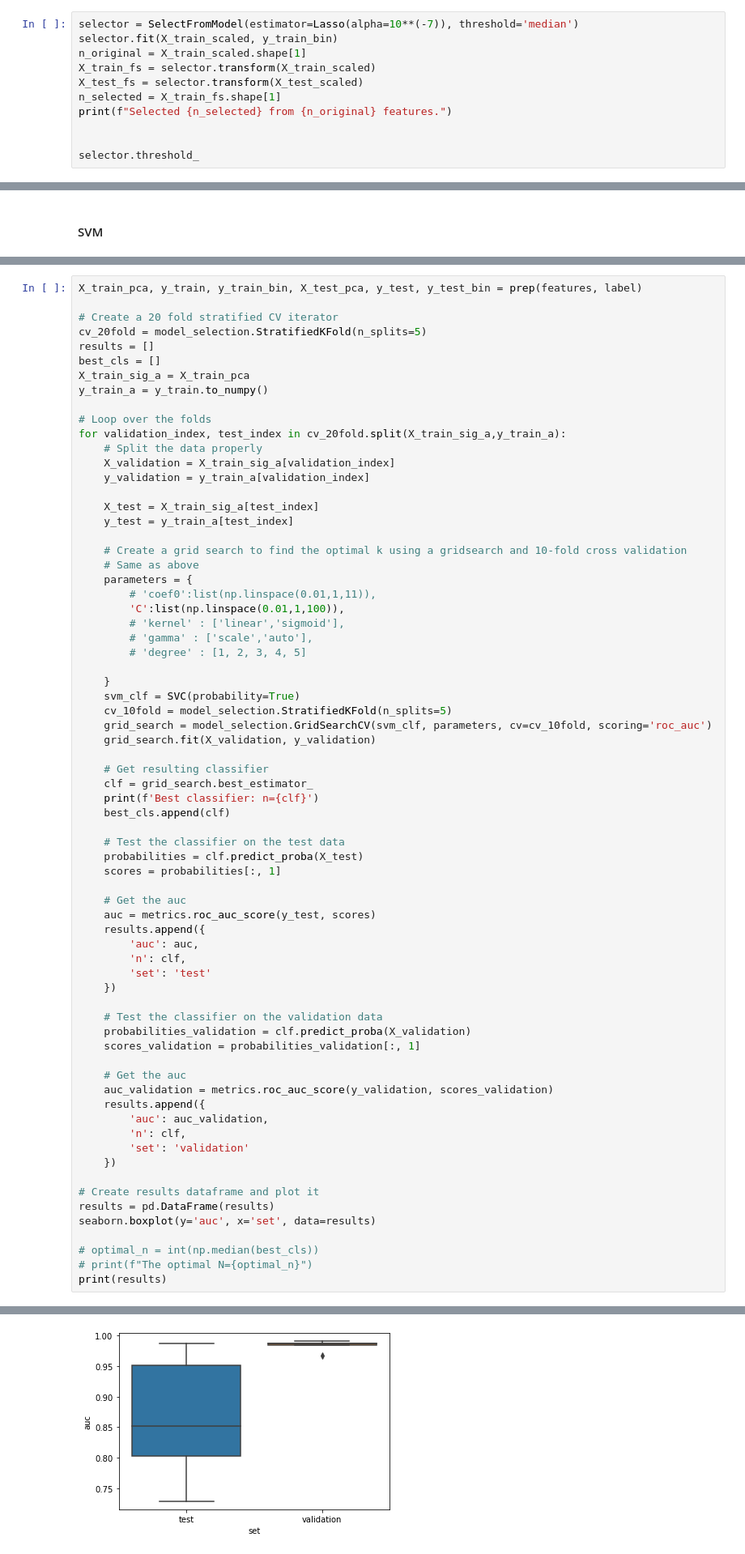
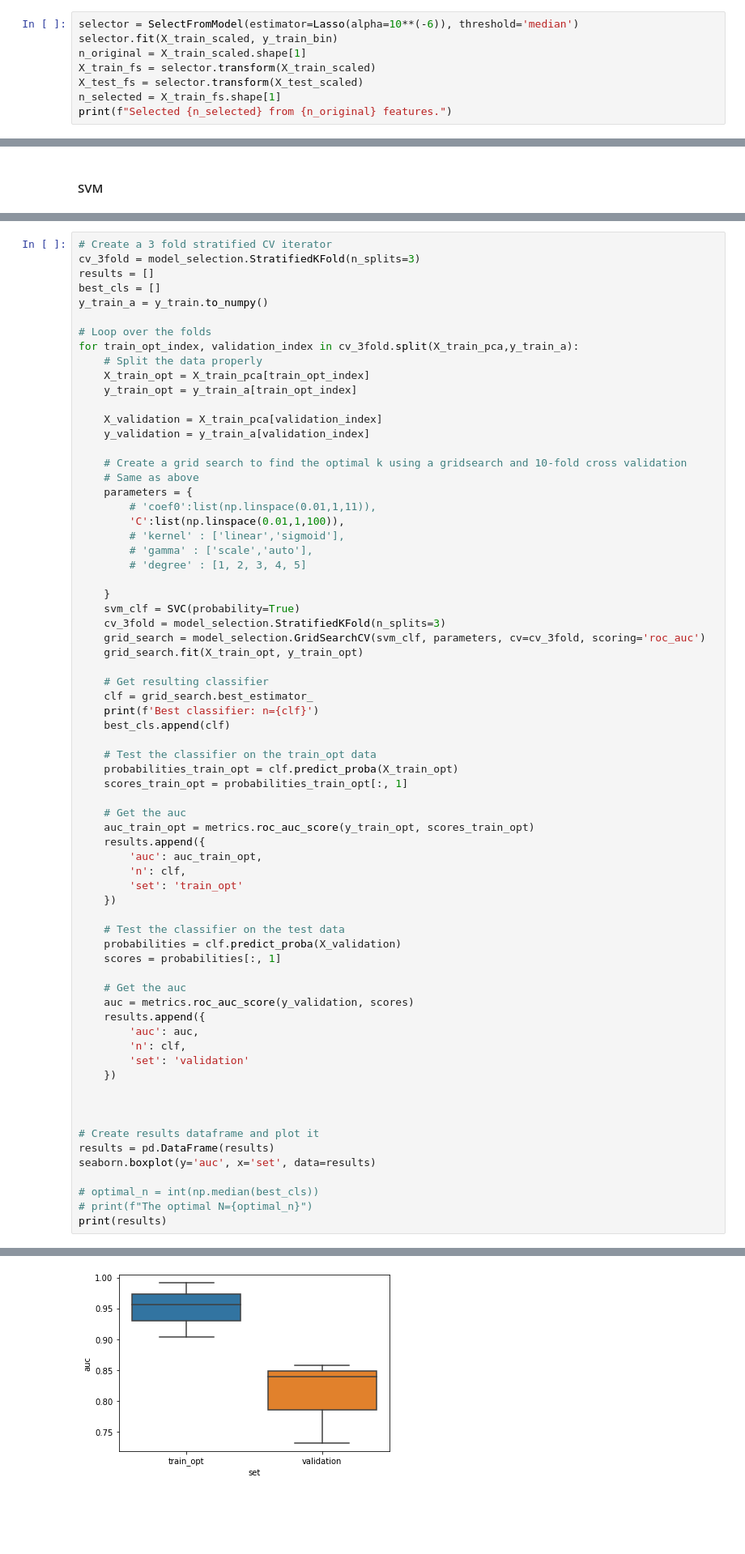
Before and after one commit to milouterbraak/TM12007---H-N-group-12, a Jupyter notebook: H&N_group_12.ipynb, the cells around one changed output, grey strips where cells are left out. Shown: that part at 81% size. Saved outputs shown, nothing was run; the diff lists cells and outputs as text; blank space fills up the shorter version.

```diff
--- a/H&N_group_12.ipynb
+++ b/H&N_group_12.ipynb
@@ -268,13 +182,10 @@ plt.show()
 # %%
-selector = SelectFromModel(estimator=Lasso(alpha=10**(-7)), threshold='median')
+selector = SelectFromModel(estimator=Lasso(alpha=10**(-6)), threshold='median')
 selector.fit(X_train_scaled, y_train_bin)
 n_original = X_train_scaled.shape[1]
 X_train_fs = selector.transform(X_train_scaled)
 X_test_fs = selector.transform(X_test_scaled)
 n_selected = X_train_fs.shape[1]
 print(f"Selected {n_selected} from {n_original} features.")
-
-
-selector.threshold_
 # %% [output]
 Selected 80 from 159 features.
@@ -428,21 +211,18 @@ array([0. , 0.1, 0.2, 0.3, 0.4, 0.5, 0.6, 0.7, 0.8, 0.9, 1. ])
 # %%
-X_train_pca, y_train, y_train_bin, X_test_pca, y_test, y_test_bin = prep(features, label)
-
-# Create a 20 fold stratified CV iterator
-cv_20fold = model_selection.StratifiedKFold(n_splits=5)
+# Create a 3 fold stratified CV iterator
+cv_3fold = model_selection.StratifiedKFold(n_splits=3)
 results = []
 best_cls = []
-X_train_sig_a = X_train_pca
 y_train_a = y_train.to_numpy()
 
 # Loop over the folds
-for validation_index, test_index in cv_20fold.split(X_train_sig_a,y_train_a):
+for train_opt_index, validation_index in cv_3fold.split(X_train_pca,y_train_a):
     # Split the data properly
-    X_validation = X_train_sig_a[validation_index]
+    X_train_opt = X_train_pca[train_opt_index]
+    y_train_opt = y_train_a[train_opt_index]
+
+    X_validation = X_train_pca[validation_index]
     y_validation = y_train_a[validation_index]
-
-    X_test = X_train_sig_a[test_index]
-    y_test = y_train_a[test_index]
 
     # Create a grid search to find the optimal k using a gridsearch and 10-fold cross validation
     # Same as above
@@ -455,38 +235,40 @@ for validation_index, test_index in cv_20fold.split(X_train_sig_a,y_train_a):
 
     }
     svm_clf = SVC(probability=True)
-    cv_10fold = model_selection.StratifiedKFold(n_splits=5)
-    grid_search = model_selection.GridSearchCV(svm_clf, parameters, cv=cv_10fold, scoring='roc_auc')
-    grid_search.fit(X_validation, y_validation)
+    cv_3fold = model_selection.StratifiedKFold(n_splits=3)
+    grid_search = model_selection.GridSearchCV(svm_clf, parameters, cv=cv_3fold, scoring='roc_auc')
+    grid_search.fit(X_train_opt, y_train_opt)
 
     # Get resulting classifier
     clf = grid_search.best_estimator_
     print(f'Best classifier: n={clf}')
     best_cls.append(clf)
 
+    # Test the classifier on the train_opt data
+    probabilities_train_opt = clf.predict_proba(X_train_opt)
+    scores_train_opt = probabilities_train_opt[:, 1]
+
+    # Get the auc
+    auc_train_opt = metrics.roc_auc_score(y_train_opt, scores_train_opt)
+    results.append({
+        'auc': auc_train_opt,
+        'n': clf,
+        'set': 'train_opt'
+    })
+
     # Test the classifier on the test data
-    probabilities = clf.predict_proba(X_test)
+    probabilities = clf.predict_proba(X_validation)
     scores = probabilities[:, 1]
 
     # Get the auc
-    auc = metrics.roc_auc_score(y_test, scores)
+    auc = metrics.roc_auc_score(y_validation, scores)
     results.append({
         'auc': auc,
         'n': clf,
-        'set': 'test'
+        'set': 'validation'
     })
 
-    # Test the classifier on the validation data
-    probabilities_validation = clf.predict_proba(X_validation)
-    scores_validation = probabilities_validation[:, 1]
 
-    # Get the auc
-    auc_validation = metrics.roc_auc_score(y_validation, scores_validation)
-    results.append({
-        'auc': auc_validation,
-        'n': clf,
-        'set': 'validation'
-    })
 
 # Create results dataframe and plot it
 results = pd.DataFrame(results)
@@ -521,4 +291,4 @@ Best classifier: n=SVC(C=0.75, probability=True)
-[figure, old version]
+[figure, new version]
 # %%
 acc = []
 # %% [markdown]
```
Also changed, not shown: parts of 21 cells of this notebook.
